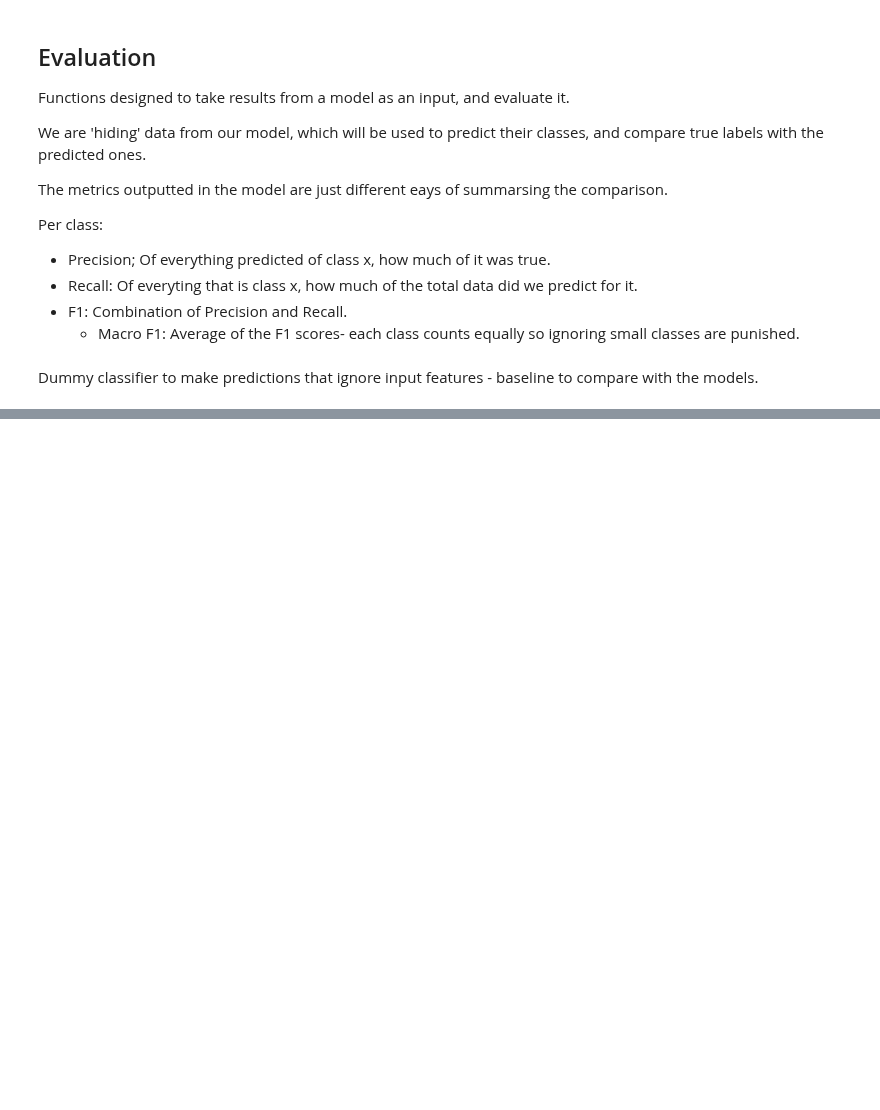
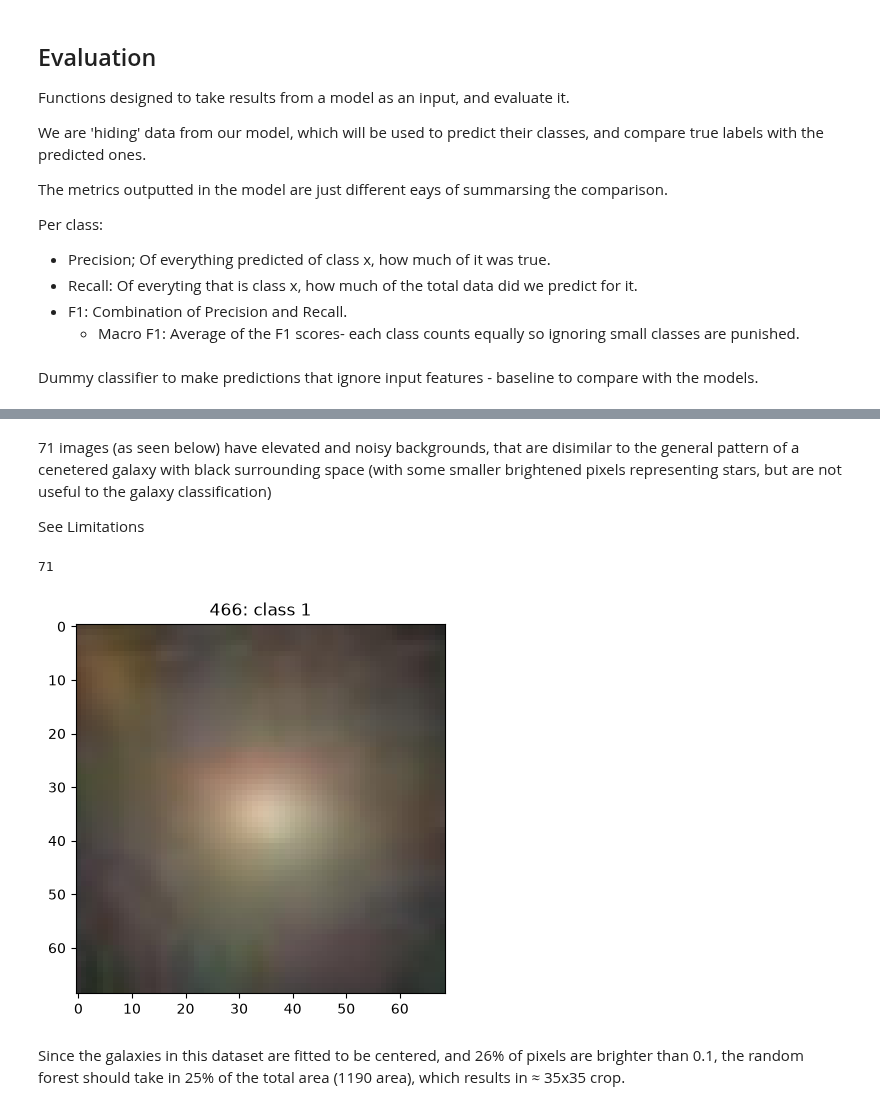
Before and after one commit to AyoubGutin/galaxy_classification, a Jupyter notebook: main.ipynb, the cells around one changed output, grey strips where cells are left out. Saved outputs shown, nothing was run; the diff lists cells and outputs as text; code cells hidden in the pictures; blank space fills up the shorter version.

Commit message:
finished random forest w/ different parameters (cropping method + motive -> rf)

```diff
--- a/main.ipynb
+++ b/main.ipynb
@@ -369,0 +377,20 @@ floor
+# %%
+brightness = X.mean(axis=-1) # Collapse on the colour channel, so one grey-level value per pixel
+frac = (brightness > 0.1).mean(axis=(1, 2)) # mean over the flattened 69*69 pic
+print(f'Mean: {frac.mean()}',
+      f'\nMin: {frac.min()}',
+      f'\nMax: {frac.max()}')
+# %% [markdown]
+71 images (as seen below) have elevated and noisy backgrounds, that are disimilar to the general pattern of a cenetered galaxy with black surrounding space (with some smaller brightened pixels representing stars, but are not useful to the galaxy classification)
+
+See Limitations
+# %%
+j = np.argmax(frac)
+plt.imshow(X[j]); plt.title(f'{j}: class {y[j]}')
+print((frac > 0.9).sum())
+z = np.argmin(frac)
+# %% [output]
+71
+[figure, added]
+# %% [markdown]
+Since the galaxies in this dataset are fitted to be centered, and 26% of pixels are brighter than 0.1, the random forest should take in 25% of the total area (1190 area), which results in ≈ 35x35 crop.
```
Also changed, not shown: parts of 14 cells of this notebook.
